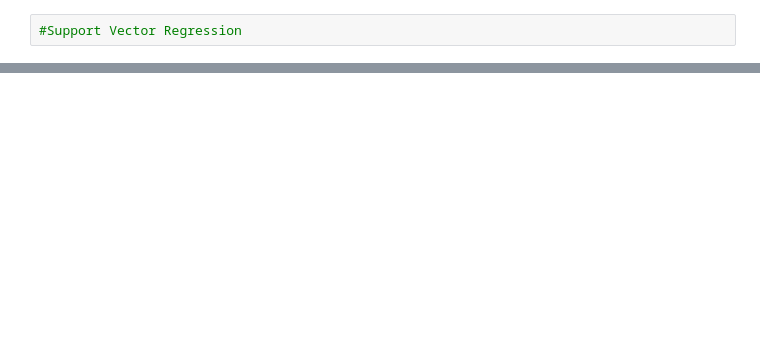
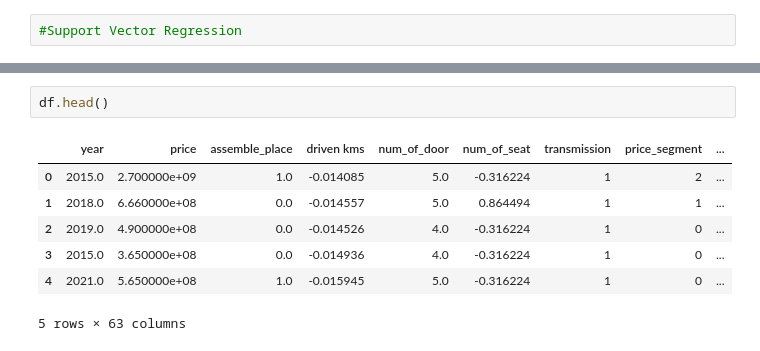
Before and after one commit to Nam0101/Old-car-price-prediction, a Jupyter notebook: notebooks/main.ipynb, the cells around one changed output, grey strips where cells are left out. Drawn from its saved outputs; the diff is of its cells as text; blank space fills up the shorter version.

```diff
--- a/notebooks/main.ipynb
+++ b/notebooks/main.ipynb
@@ -352,0 +752,10 @@ svr.score(X_test, y_test)
+# %%
+df.head()
+# %% [output]
+|  | year | price | assemble_place | driven kms | num_of_door | num_of_seat | transmission | price_segment | ... |
+| 0 | 2015.0 | 2.700000e+09 | 1.0 | -0.014085 | 5.0 | -0.316224 | 1 | 2 | ... |
+| 1 | 2018.0 | 6.660000e+08 | 0.0 | -0.014557 | 5.0 | 0.864494 | 1 | 1 | ... |
+| 2 | 2019.0 | 4.900000e+08 | 0.0 | -0.014526 | 4.0 | -0.316224 | 1 | 0 | ... |
+| 3 | 2015.0 | 3.650000e+08 | 0.0 | -0.014936 | 4.0 | -0.316224 | 1 | 0 | ... |
+| 4 | 2021.0 | 5.650000e+08 | 1.0 | -0.015945 | 5.0 | -0.316224 | 1 | 0 | ... |
+5 rows × 63 columns
```
Also changed, not shown: parts of 55 cells of this notebook.
